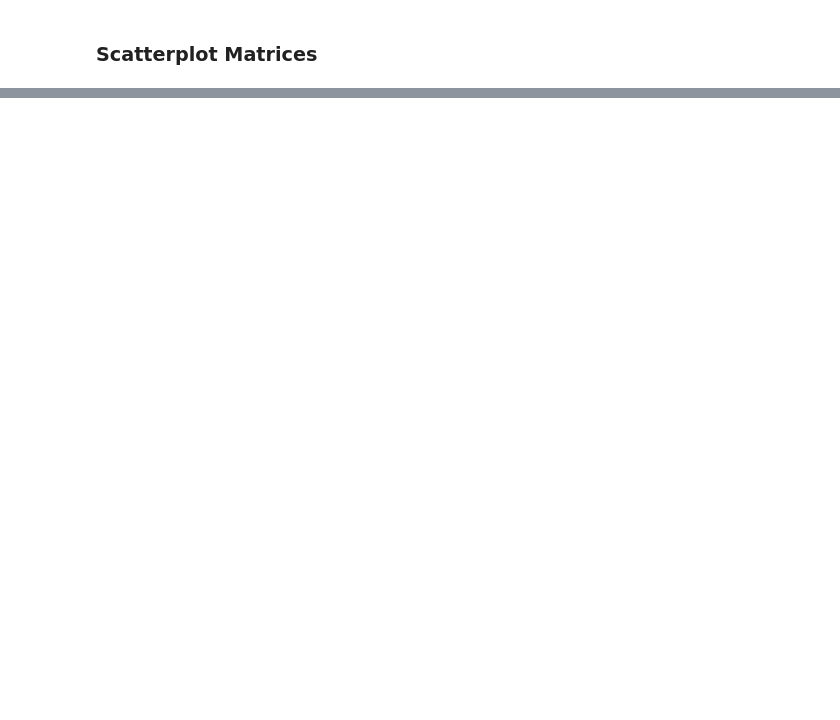
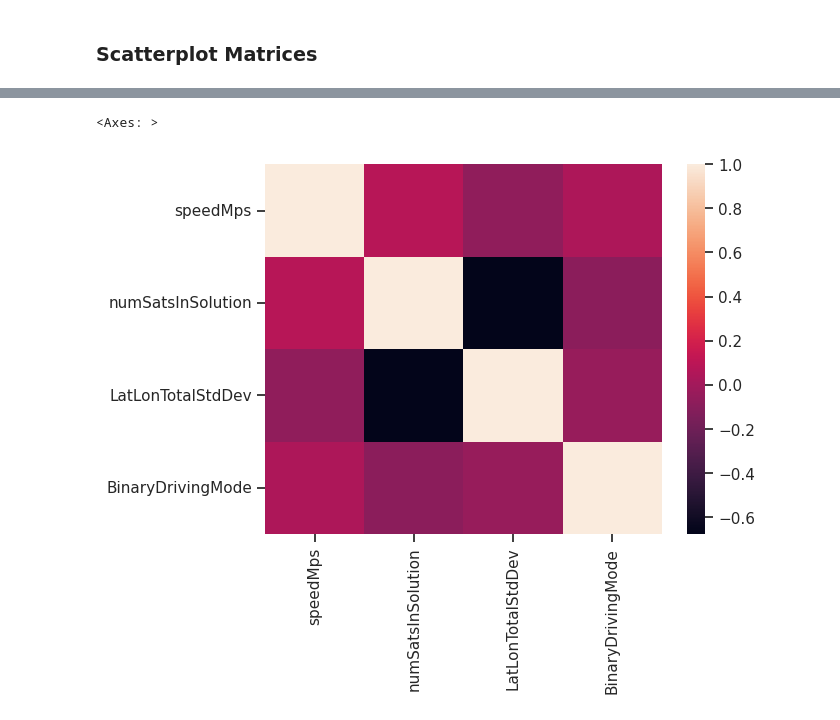
Before and after one commit to vHepp/TDMprivate, a Jupyter notebook: code/Analysis.ipynb, the cells around one changed output, grey strips where cells are left out. Drawn from its saved outputs; the diff is of its cells as text; code cells hidden in the pictures; blank space fills up the shorter version.

Commit message:
Correlation matrix work + prelim decision trees

```diff
--- a/code/Analysis.ipynb
+++ b/code/Analysis.ipynb
@@ -118,2 +126,35 @@ merged_df
 # %% [markdown]
 ### Scatterplot Matrices
+# %%
+import seaborn as sns
+sns.set_theme(style="ticks")
+
+cols = [
+    #"drivingMode",
+     #"throttlePercentage",
+     #"steeringPercentage",
+     #"brakePercentage",
+    # "steeringRate",
+    "speedMps",
+    # "signal.turnSignal",
+    #"TernaryDrivingModeTransition",
+    # "longitudeStdDev",
+    # "latitudeStdDev",
+    #"differentialAge",
+    # "solutionAge",
+    "numSatsInSolution",
+    # "numSatsTracked",
+    "LatLonTotalStdDev",
+    "BinaryDrivingMode",
+]
+
+i = 92997
+
+merged_df.iloc[:i][cols]
+
+# df = sns.load_dataset("penguins")
+#sns.pairplot(merged_df.iloc[:i][cols].sample(i), hue="BinaryDrivingMode", plot_kws={"alpha": 0.3})
+sns.pairplot(merged_df.iloc[:i][cols], hue="BinaryDrivingMode", plot_kws={"alpha": 0.3})
+
+
+correlation_matrix = merged_df[cols].corr()
@@ -120 +163,6 @@ merged_df
+# %%
+sns.heatmap(correlation_matrix)
+# %% [output]
+<Axes: >
+[figure, added]
 # %%
```
Also changed, not shown: parts of 11 cells of this notebook, 2 other files.
